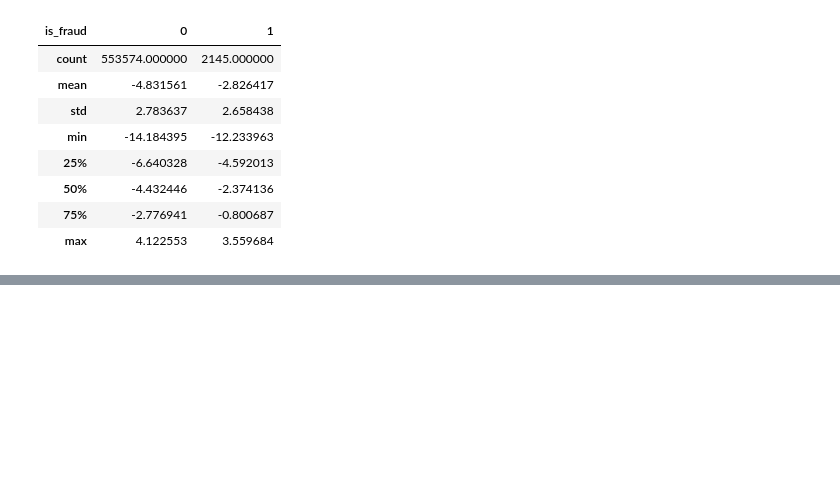
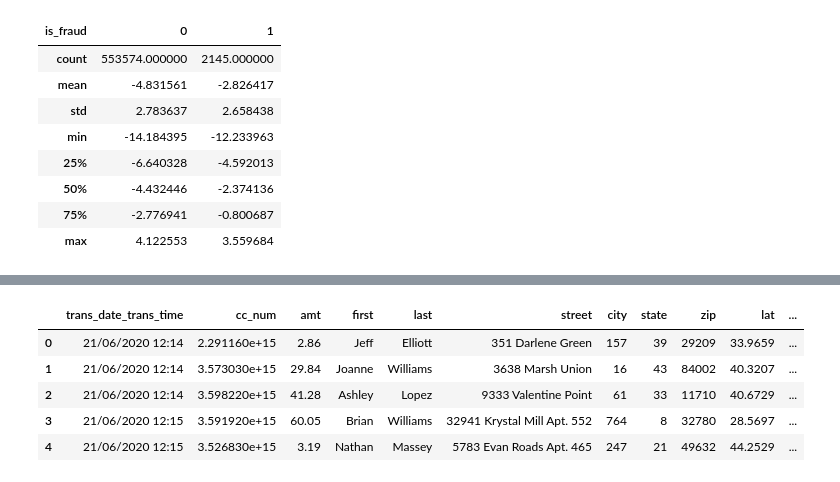
Before and after one commit to Shubham-S151/End-to-End-MLOps-Pipeline, a Jupyter notebook: notebooks/Credit_Card_Fraud_Data/5_Feature_Engineering_Analysis.ipynb, the cells around one changed output, grey strips where cells are left out. Saved outputs shown, nothing was run; the diff lists cells and outputs as text; code cells hidden in the pictures; blank space fills up the shorter version.

```diff
--- a/notebooks/Credit_Card_Fraud_Data/5_Feature_Engineering_Analysis.ipynb
+++ b/notebooks/Credit_Card_Fraud_Data/5_Feature_Engineering_Analysis.ipynb
@@ -78,0 +83,9 @@ data.groupby(by = "is_fraud")["log_amt_per_pop"].describe().T
+# %%
+cat_cols_encoding = {
+    'merchant': "dummie",
+    'category': "dummie",
+    'gender': "one_hot",
+    'city': "label",
+    'state': "label",
+    'job': "label"
+}
@@ -78,0 +160,9 @@ data.groupby(by = "is_fraud")["log_amt_per_pop"].describe().T
+# %%
+data.head()
+# %% [output]
+|  | trans_date_trans_time | cc_num | amt | first | last | street | city | state | zip | lat | ... |
+| 0 | 21/06/2020 12:14 | 2.291160e+15 | 2.86 | Jeff | Elliott | 351 Darlene Green | 157 | 39 | 29209 | 33.9659 | ... |
+| 1 | 21/06/2020 12:14 | 3.573030e+15 | 29.84 | Joanne | Williams | 3638 Marsh Union | 16 | 43 | 84002 | 40.3207 | ... |
+| 2 | 21/06/2020 12:14 | 3.598220e+15 | 41.28 | Ashley | Lopez | 9333 Valentine Point | 61 | 33 | 11710 | 40.6729 | ... |
+| 3 | 21/06/2020 12:15 | 3.591920e+15 | 60.05 | Brian | Williams | 32941 Krystal Mill Apt. 552 | 764 | 8 | 32780 | 28.5697 | ... |
+| 4 | 21/06/2020 12:15 | 3.526830e+15 | 3.19 | Nathan | Massey | 5783 Evan Roads Apt. 465 | 247 | 21 | 49632 | 44.2529 | ... |
```
Also changed, not shown: parts of 8 cells of this notebook.
